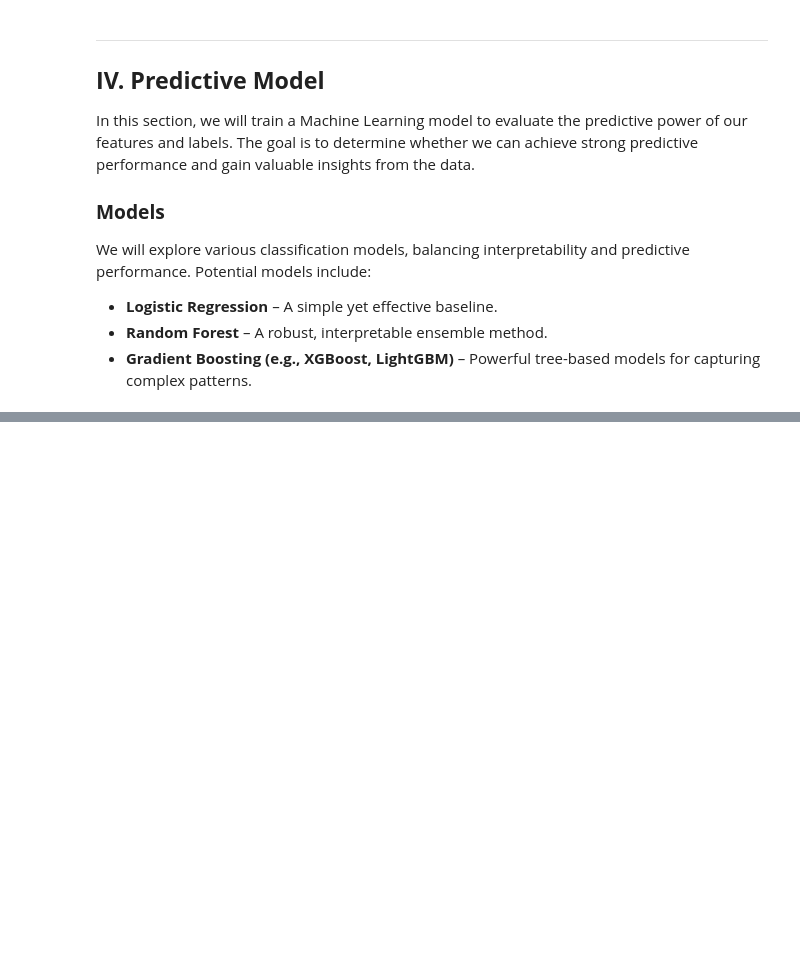
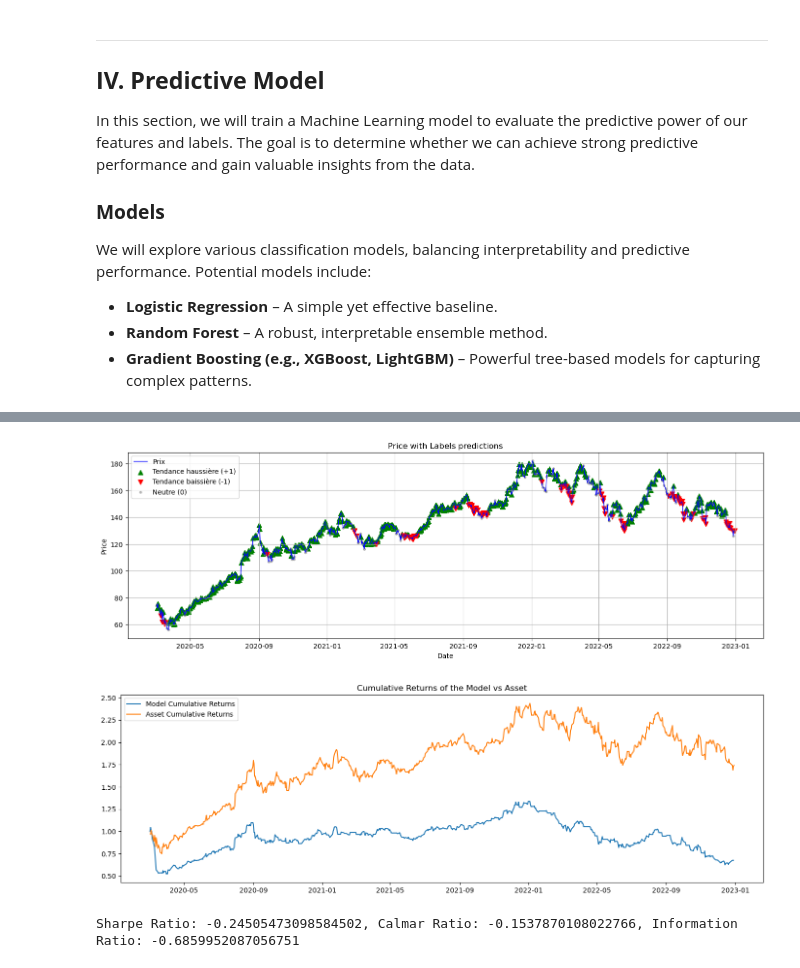
Before and after one commit to Cheval-Paresseux/ChevalParesseux-lib, a Jupyter notebook: notebooks/MachineLearning.ipynb, the cells around one changed output, grey strips where cells are left out. Saved outputs shown, nothing was run; the diff lists cells and outputs as text; code cells hidden in the pictures; blank space fills up the shorter version.

```diff
--- a/notebooks/MachineLearning.ipynb
+++ b/notebooks/MachineLearning.ipynb
@@ -354,0 +384,25 @@ plot_tree(decision_tree.root, feature_names=X_train.columns.tolist())
+# %%
+predictions = decision_tree.predict(testing_set['AAPL'].drop(['labels_tb', 'labels_lf'], axis=1))
+testing_set['AAPL']['predictions'] = predictions
+testing_data['AAPL'].loc[:, 'predictions'] = testing_set['AAPL']['predictions']
+
+plotting_data = testing_data['AAPL'].copy().dropna(axis=0)
+plotting_data['asset_returns'] = plotting_data['close'].pct_change()
+plotting_data['model_returns'] = plotting_data['predictions'] * plotting_data['asset_returns'].shift(-1)
+plotting_data['model_cumret'] = (1 + plotting_data['model_returns']).cumprod()
+plotting_data['asset_cumret'] = (1 + plotting_data['asset_returns']).cumprod()
+
+lib.plot_price_with_labels(plotting_data['close'], plotting_data['predictions'])
+plt.figure(figsize=(17, 5))
+plt.plot(plotting_data['model_cumret'], label='Model Cumulative Returns')
+plt.plot(plotting_data['asset_cumret'], label='Asset Cumulative Returns')
+plt.legend()
+plt.title('Cumulative Returns of the Model vs Asset')
+plt.show()
+
+performance_stats, _ = lib.get_performance_measures(returns_series=plotting_data['model_returns'], market_returns=plotting_data['asset_returns'])
+print(f'Sharpe Ratio: {performance_stats["sharpe_ratio"]}, Calmar Ratio: {performance_stats["calmar_ratio"]}, Information Ratio: {performance_stats["information_ratio"]}')
+# %% [output]
+[figure, added]
+[figure, added]
+Sharpe Ratio: -0.24505473098584502, Calmar Ratio: -0.1537870108022766, Information Ratio: -0.6859952087056751
```
Also changed, not shown: parts of 9 cells of this notebook, 5 other files.
